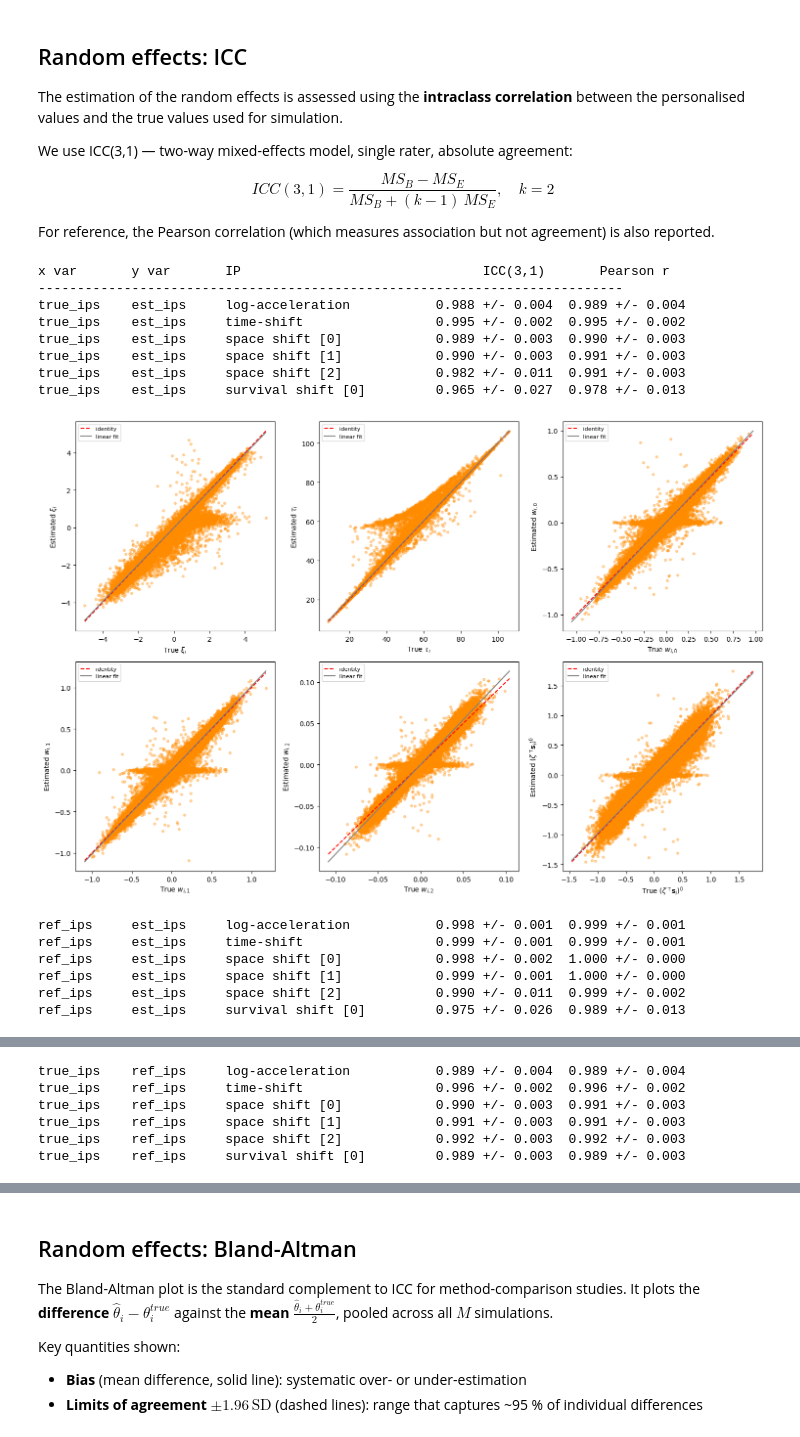
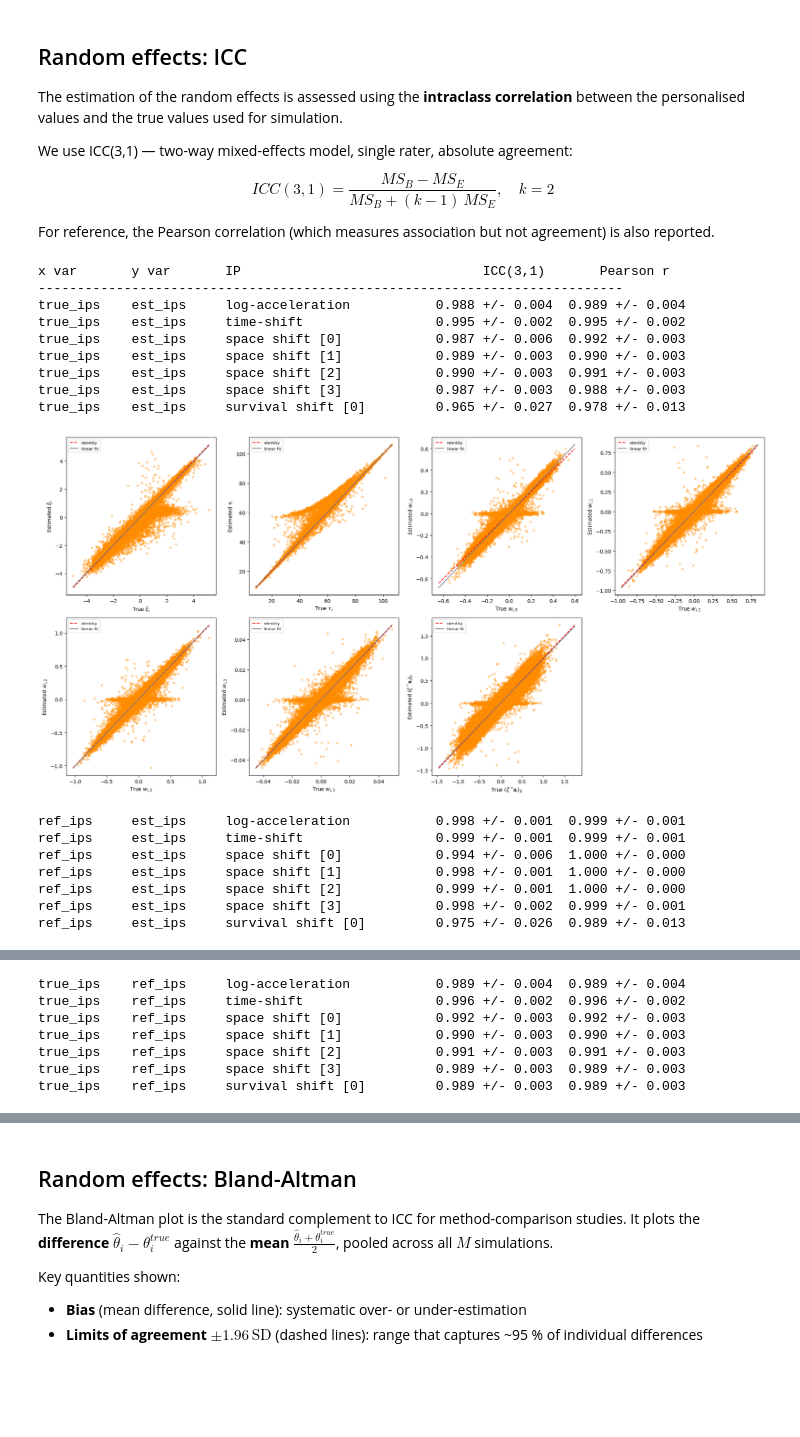
Before and after one commit to JeanJNMV/leaspy-JointSimulation, a Jupyter notebook: notebooks/3. Paper's Pipeline.ipynb, the cells around one changed output, grey strips where cells are left out. Saved outputs shown, nothing was run; the diff lists cells and outputs as text; code cells hidden in the pictures; blank space fills up the shorter version.

Commit message:
now compute spatial shift with mixing matrix instead of beta, new results added in report and notes

```diff
--- a/notebooks/3. Paper's Pipeline.ipynb
+++ b/notebooks/3. Paper's Pipeline.ipynb
@@ -530,13 +530,29 @@ def _param_matrix(param_dict, key, K):
     return arr
 
 
-def _project_sources(ip_df, source_cols, betas, zeta):
+def _mixing_matrix_from_params(param_dict, K):
+    if K == 0 or param_dict is None:
+        return None
+    if "mixing_matrix" in param_dict:
+        return _param_matrix(param_dict, "mixing_matrix", K)
+    tmp_model = JointModel(
+        name="tmp_projection",
+        nb_events=NB_EVENTS,
+        dimension=ref_model.dimension,
+        source_dimension=ref_model.source_dimension,
+        obs_models=obs_model_name,
+    )
+    tmp_model.load_parameters(param_dict)
+    return tmp_model.state["mixing_matrix"].detach().cpu().numpy().copy()
+
+
+def _project_sources(ip_df, source_cols, mixing_matrix, zeta):
     if ip_df is None or not source_cols:
         return ip_df
     S = ip_df[source_cols].to_numpy(dtype=float)
     extra = {}
-    if betas is not None:
-        W = S @ betas
+    if mixing_matrix is not None:
+        W = S @ mixing_matrix
         for j in range(W.shape[1]):
             extra[f"__w_{j}__"] = W[:, j]
     if zeta is not None:
@@ -549,16 +565,16 @@ def _project_sources(ip_df, source_cols, betas, zeta):
 
 
 # ── Build augmented IP DataFrames ─────────────────────────────────────────────
-betas_true = _param_matrix(theta_true, "betas_mean", K) if K > 0 else None
-zeta_true  = _param_matrix(theta_true, "zeta_mean",  K) if K > 0 else None
+mixing_true = _mixing_matrix_from_params(theta_true, K) if K > 0 else None
+zeta_true   = _param_matrix(theta_true, "zeta_mean",     K) if K > 0 else None
 
 true_aug, ref_aug, est_aug = [], [], []
 for t, r, e, p in zip(results["true_ips"], results["ref_ips"], results["est_ips"], results["pop_params"]):
-    betas_m = _param_matrix(p, "betas_mean", K) if K > 0 else None
-    zeta_m  = _param_matrix(p, "zeta_mean",  K) if K > 0 else None
-    true_aug.append(_project_sources(t, source_cols, betas_true, zeta_true))
-    ref_aug.append( _project_sources(r, source_cols, betas_true, zeta_true))
-    est_aug.append( _project_sources(e, source_cols, betas_m,    zeta_m))
+    mixing_m = _mixing_matrix_from_params(p, K) if K > 0 else None
+    zeta_m   = _param_matrix(p, "zeta_mean",     K) if K > 0 else None
+    true_aug.append(_project_sources(t, source_cols, mixing_true, zeta_true))
+    ref_aug.append( _project_sources(r, source_cols, mixing_true, zeta_true))
+    est_aug.append( _project_sources(e, source_cols, mixing_m,    zeta_m))
 
 valid_pairs         = [(t, e) for t, e in zip(true_aug, est_aug)  if t is not None and e is not None]
 valid_ref_pairs     = [(t, r) for t, r in zip(true_aug, ref_aug)  if t is not None and r is not None]
@@ -569,8 +585,8 @@ ip_cols  = ["xi", "tau"]
 ip_latex = [r"$\xi_{i}$", r"$\tau_{i}$"]
 ip_descs = ["log-acceleration", "time-shift"]
 
-if betas_true is not None:
-    for j in range(betas_true.shape[1]):
+if mixing_true is not None:
+    for j in range(mixing_true.shape[1]):
         ip_cols.append(f"__w_{j}__")
         ip_latex.append(rf"$w_{{i,{j}}}$")
         ip_descs.append(f"space shift [{j}]")
@@ -578,7 +594,7 @@ if betas_true is not None:
 if zeta_true is not None:
     for j in range(zeta_true.shape[1]):
         ip_cols.append(f"__sv_{j}__")
-        ip_latex.append(rf"$(\zeta^\top\!\mathbf{{s}}_i)^{{{j}}}$")
+        ip_latex.append(rf"$(\zeta^\top\!\mathbf{{s}}_i)_{{{j}}}$")
         ip_descs.append(f"survival shift [{j}]")
 
 label_map = {
@@ -593,7 +609,7 @@ comparisons = [
     ("true_ips", "ref_ips", valid_ref_pairs,      "steelblue"),
 ]
 
-MAX_COLS = 3  # ← hard cap on columns
+MAX_COLS = 4
 
 if not any(pairs for _, _, pairs, _ in comparisons):
     print("No valid personalisation results — ICC cannot be computed.")
@@ -641,40 +657,42 @@ else:
             hi = max(ax_x.max(), ax_y.max())
 
             ax.scatter(ax_x, ax_y, alpha=0.35, s=12, color=cmp_color)
             ax.plot([lo, hi], [lo, hi], "r--", lw=1.5, label="identity")
             slope, intercept = np.polyfit(ax_x, ax_y, 1)
             ax.plot([lo, hi], [slope * lo + intercept, slope * hi + intercept],
                     color="grey", lw=1.5, label="linear fit")
             ax.set_xlabel(f"{label_map[x_var]} {col_ltx}")
             ax.set_ylabel(f"{label_map[y_var]} {col_ltx}")
             ax.legend(fontsize=8)
 
             icc_m = np.nanmean(icc_vals)
             icc_s = np.nanstd(icc_vals)
             r_m   = np.nanmean(r_vals) if r_vals else float("nan")
             r_s   = np.nanstd(r_vals)  if r_vals else float("nan")
             print(f"{x_var:10s}  {y_var:10s}  {col_desc:25s}  {icc_m:.3f} +/- {icc_s:.3f}  {r_m:.3f} +/- {r_s:.3f}")
 
         # Hide any leftover (empty) subplot cells
         for idx in range(n_plots, nrows * ncols):
             axes_flat[idx].set_visible(False)
 
         #plt.suptitle(f"{label_map[x_var]} vs {label_map[y_var]}", fontsize=12)
         plt.tight_layout()
         plt.show()
 # %% [output]
 x var       y var       IP                               ICC(3,1)       Pearson r
 ---------------------------------------------------------------------------
 true_ips    est_ips     log-acceleration           0.988 +/- 0.004  0.989 +/- 0.004
 true_ips    est_ips     time-shift                 0.995 +/- 0.002  0.995 +/- 0.002
-true_ips    est_ips     space shift [0]            0.989 +/- 0.003  0.990 +/- 0.003
-true_ips    est_ips     space shift [1]            0.990 +/- 0.003  0.991 +/- 0.003
-true_ips    est_ips     space shift [2]            0.982 +/- 0.011  0.991 +/- 0.003
+true_ips    est_ips     space shift [0]            0.987 +/- 0.006  0.992 +/- 0.003
+true_ips    est_ips     space shift [1]            0.989 +/- 0.003  0.990 +/- 0.003
+true_ips    est_ips     space shift [2]            0.990 +/- 0.003  0.991 +/- 0.003
+true_ips    est_ips     space shift [3]            0.987 +/- 0.003  0.988 +/- 0.003
 true_ips    est_ips     survival shift [0]         0.965 +/- 0.027  0.978 +/- 0.013
-[figure, old version]
+[figure, new version]
 ref_ips     est_ips     log-acceleration           0.998 +/- 0.001  0.999 +/- 0.001
 ref_ips     est_ips     time-shift                 0.999 +/- 0.001  0.999 +/- 0.001
-ref_ips     est_ips     space shift [0]            0.998 +/- 0.002  1.000 +/- 0.000
-ref_ips     est_ips     space shift [1]            0.999 +/- 0.001  1.000 +/- 0.000
-ref_ips     est_ips     space shift [2]            0.990 +/- 0.011  0.999 +/- 0.002
+ref_ips     est_ips     space shift [0]            0.994 +/- 0.006  1.000 +/- 0.000
+ref_ips     est_ips     space shift [1]            0.998 +/- 0.001  1.000 +/- 0.000
+ref_ips     est_ips     space shift [2]            0.999 +/- 0.001  1.000 +/- 0.000
+ref_ips     est_ips     space shift [3]            0.998 +/- 0.002  0.999 +/- 0.001
 ref_ips     est_ips     survival shift [0]         0.975 +/- 0.026  0.989 +/- 0.013
@@ -682,6 +700,7 @@ ref_ips     est_ips     survival shift [0]         0.975 +/- 0.026  0.989 +/- 0.
 true_ips    ref_ips     log-acceleration           0.989 +/- 0.004  0.989 +/- 0.004
 true_ips    ref_ips     time-shift                 0.996 +/- 0.002  0.996 +/- 0.002
-true_ips    ref_ips     space shift [0]            0.990 +/- 0.003  0.991 +/- 0.003
-true_ips    ref_ips     space shift [1]            0.991 +/- 0.003  0.991 +/- 0.003
-true_ips    ref_ips     space shift [2]            0.992 +/- 0.003  0.992 +/- 0.003
+true_ips    ref_ips     space shift [0]            0.992 +/- 0.003  0.992 +/- 0.003
+true_ips    ref_ips     space shift [1]            0.990 +/- 0.003  0.990 +/- 0.003
+true_ips    ref_ips     space shift [2]            0.991 +/- 0.003  0.991 +/- 0.003
+true_ips    ref_ips     space shift [3]            0.989 +/- 0.003  0.989 +/- 0.003
 true_ips    ref_ips     survival shift [0]         0.989 +/- 0.003  0.989 +/- 0.003
```
Also changed, not shown: parts of 3 cells of this notebook, 5 other files.
